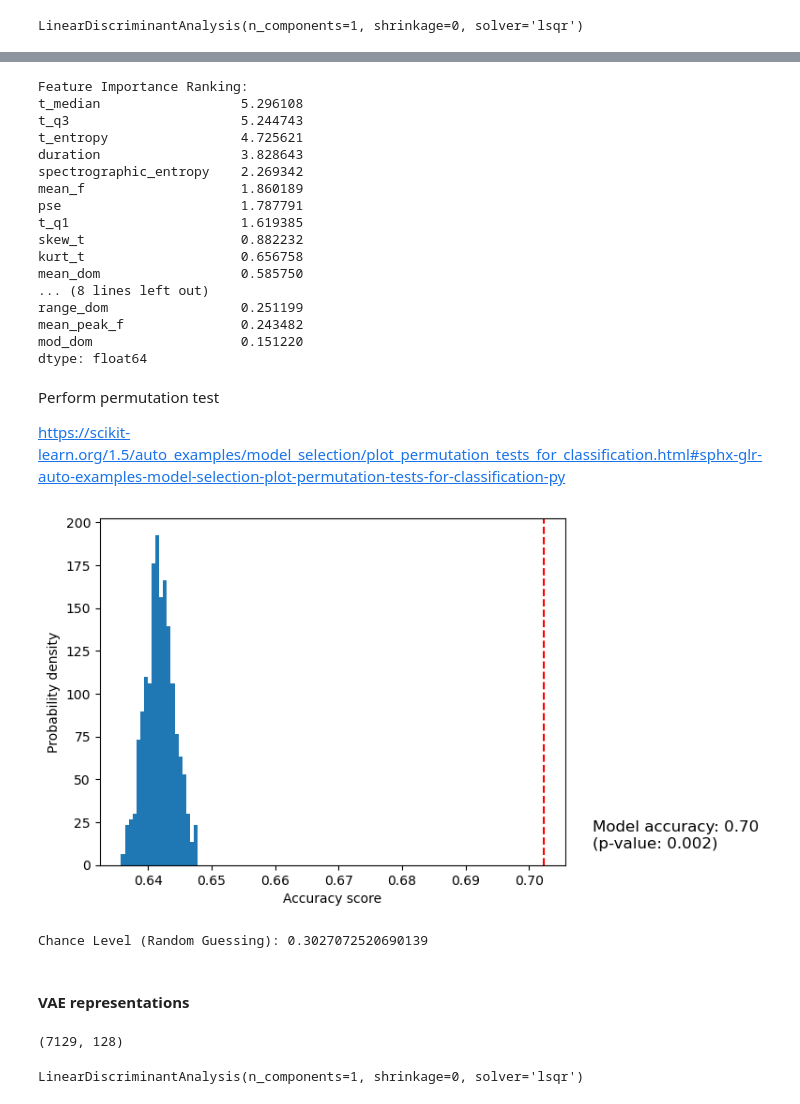
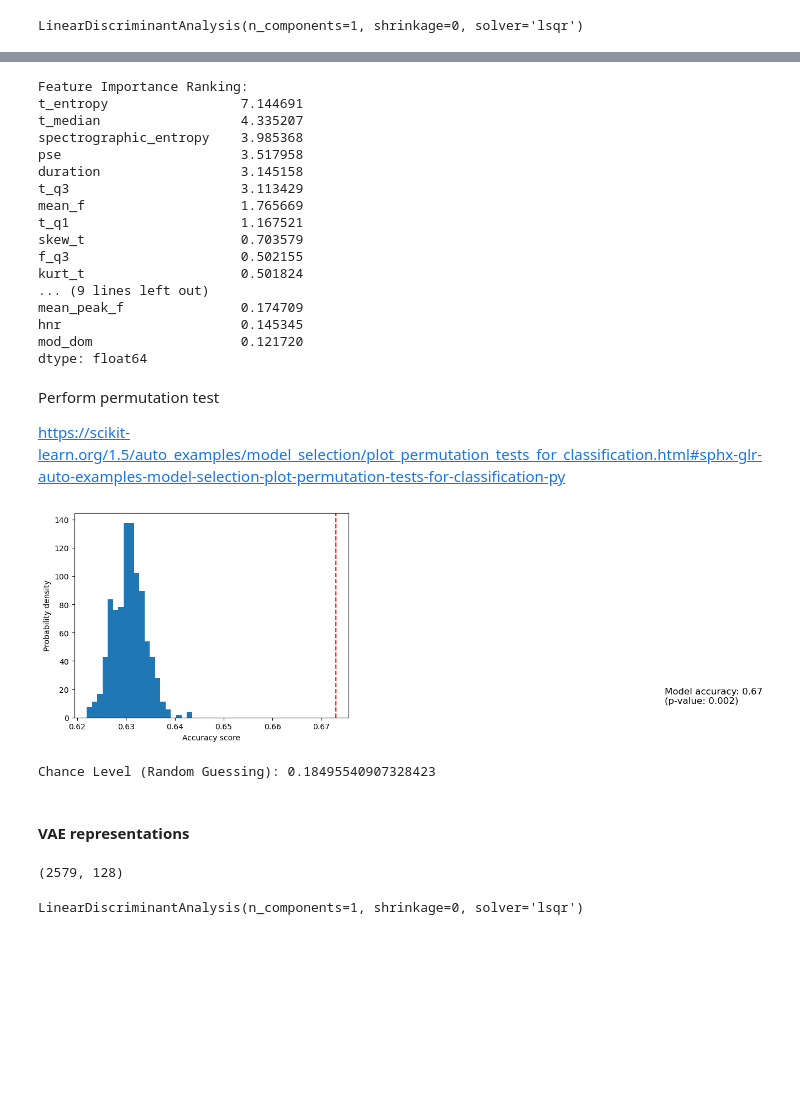
Before and after one commit to lgies23/GooseVocalizations---Thesis-code, a Jupyter notebook: classify_call_types.ipynb, the cells around one changed output, grey strips where cells are left out. Cells and saved outputs as stored; diff of their text form; code cells hidden in the pictures; blank space fills up the shorter version.

```diff
--- a/classify_call_types.ipynb
+++ b/classify_call_types.ipynb
@@ -515,0 +520,23 @@ memory usage: 2.0+ MB
+# %%
+f, ax = plt.subplots(figsize=(7, 5))
+sns.despine(f)
+
+hist = sns.histplot(
+    calls_df,
+    x="call_type",
+    multiple="stack",
+    palette="viridis",
+    edgecolor="1",
+    linewidth=.5,
+)
+
+plt.xticks(rotation=-45)
+ax.set_xlabel("Call type")
+
+# Add counts
+for p in hist.patches:
+    height = p.get_height()
+    y = p.get_x() + p.get_width() / 2
+    ax.annotate(f'{int(height)}', (y, height), ha='center', va='bottom')
+
+plt.plot()
@@ -516,9 +546,11 @@ memory usage: 2.0+ MB
 # %%
 subsample_sizes = {
-    'recruitment': 1700,
+    'recruitment': 500,
+    'contact': 500,
+    'departure': 500,
 }
 
-# Randomly subsample recruitment calls to get roughly the same count as the contact call set
+# Randomly subsample classes to get roughly the same count for all sets
 def subsample_group(group):
     call_type = group.name  # Group name corresponds to call type
     if call_type in subsample_sizes:
@@ -745,21 +841,21 @@ print("Feature Importance Ranking:")
 print(abs_coef.sort_values(ascending=False))
 # %% [output]
 Feature Importance Ranking:
-t_median                  5.296108
-t_q3                      5.244743
-t_entropy                 4.725621
-duration                  3.828643
-spectrographic_entropy    2.269342
-mean_f                    1.860189
-pse                       1.787791
-t_q1                      1.619385
-skew_t                    0.882232
-kurt_t                    0.656758
-mean_dom                  0.585750
-... (8 lines left out)
-range_dom                 0.251199
-mean_peak_f               0.243482
-mod_dom                   0.151220
+t_entropy                 7.144691
+t_median                  4.335207
+spectrographic_entropy    3.985368
+pse                       3.517958
+duration                  3.145158
+t_q3                      3.113429
+mean_f                    1.765669
+t_q1                      1.167521
+skew_t                    0.703579
+f_q3                      0.502155
+kurt_t                    0.501824
+... (9 lines left out)
+mean_peak_f               0.174709
+hnr                       0.145345
+mod_dom                   0.121720
 dtype: float64
 # %% [markdown]
 Perform permutation test
@@ -775,15 +871,15 @@ score, permutation_scores, pvalue = permutation_test_score(
 # %%
 fig, ax = plt.subplots()
 
 ax.hist(permutation_scores, bins=20, density=True)
 ax.axvline(score, ls="--", color="r")
 score_label = f"Model accuracy: {score:.2f}\n(p-value: {pvalue:.3f})"
-ax.text(0.71, 10, score_label, fontsize=12)
+ax.text(score*1.1, 10, score_label, fontsize=12)
 ax.set_xlabel("Accuracy score")
 ax.set_ylabel("Probability density")
 plt.show()
 # %% [output]
-[figure, old version]
+[figure, new version]
 # %%
 # simulate chance level
 true_labels = calls_df["call_type"]
@@ -795,7 +891,7 @@ random_accuracy = accuracy_score(true_labels, random_predictions)
 
 print("Chance Level (Random Guessing):", random_accuracy)
 # %% [output]
-Chance Level (Random Guessing): 0.3027072520690139
+Chance Level (Random Guessing): 0.18495540907328423
 # %% [markdown]
 #### VAE representations
 # %%
@@ -807,7 +903,7 @@ train_idxs, test_idxs, X_train, X_test, y_train, y_test = train_test_split(
 # %%
 X.shape
 # %% [output]
-(7129, 128)
+(2579, 128)
 # %%
 lda = LDA(solver="lsqr", shrinkage=0, n_components=1)
 lda.fit(X_train, y_train)
```
Also changed, not shown: parts of 18 cells of this notebook, 13 other files.
